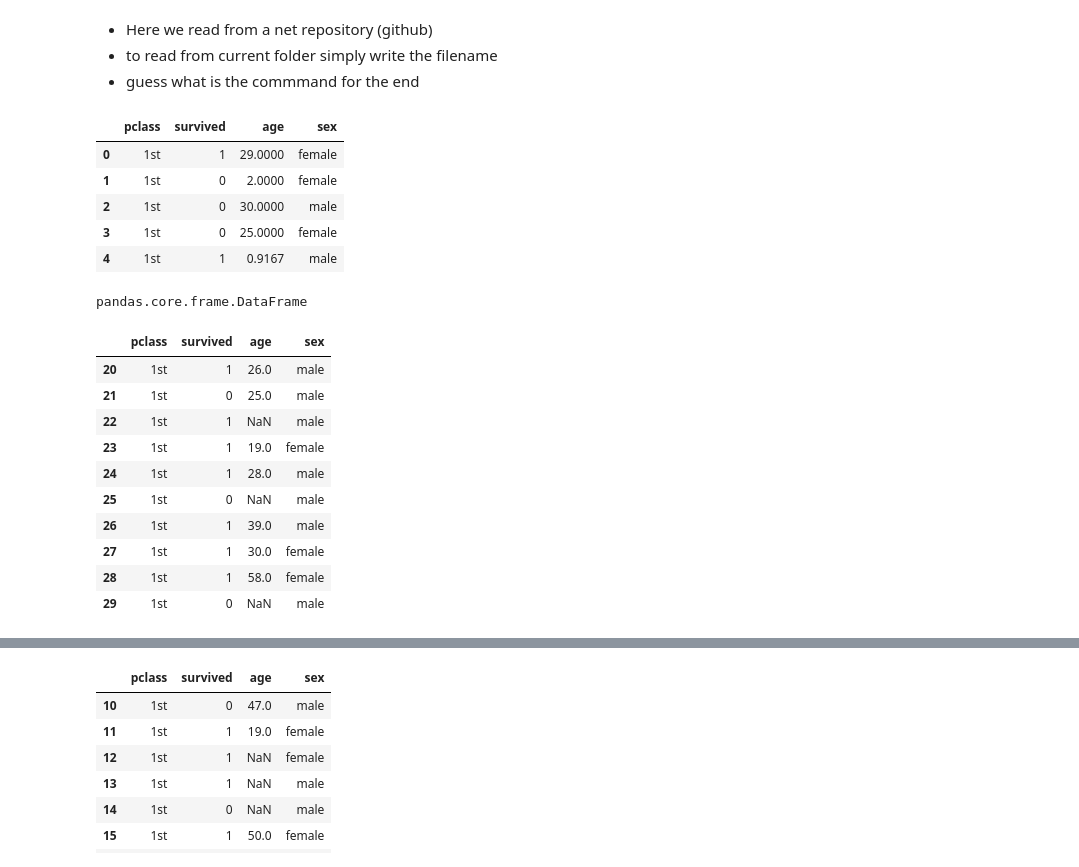
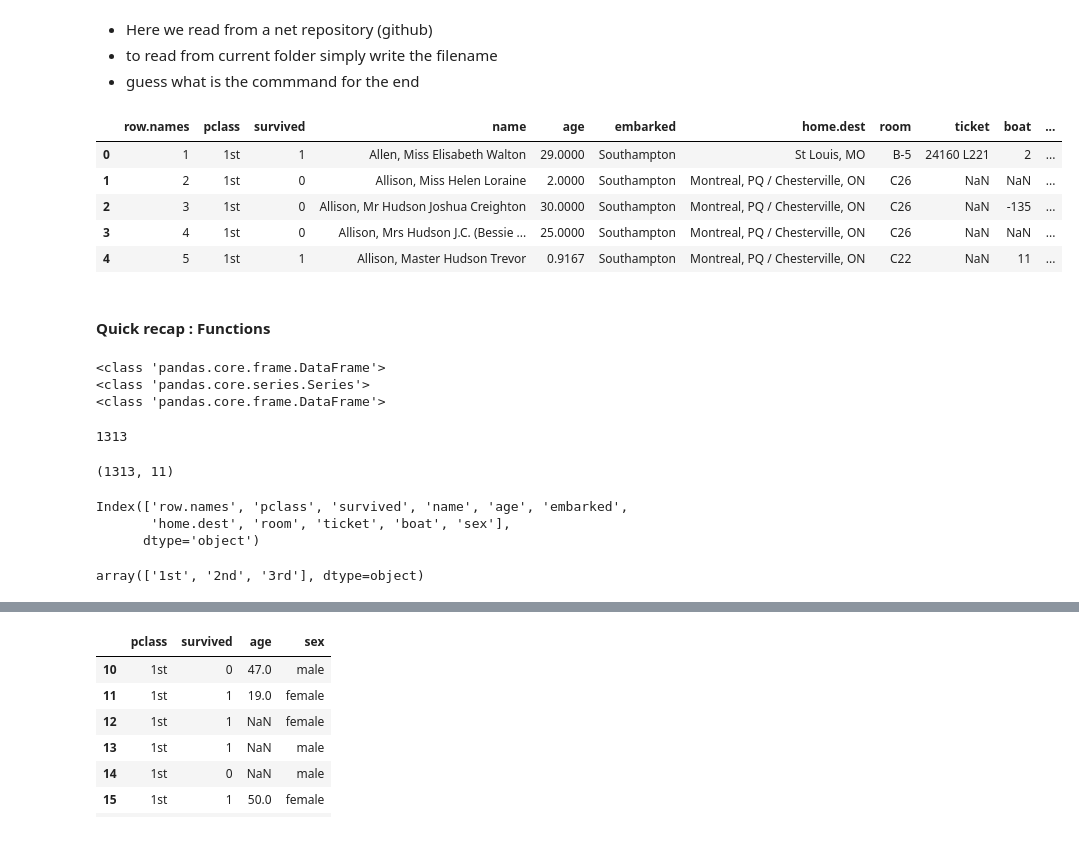
Before and after one commit to Razelbaz1/data-analysis-tutorials, a Jupyter notebook: Code/Ex2/tirgul2_lect.ipynb, the cells around one changed output, grey strips where cells are left out. Saved outputs shown, nothing was run; the diff lists cells and outputs as text; code cells hidden in the pictures.

```diff
--- a/Code/Ex2/tirgul2_lect.ipynb
+++ b/Code/Ex2/tirgul2_lect.ipynb
@@ -69,5 +67,5 @@ print(pd.__version__)
 # %%
 import pandas as pd
 #encoding='latin1'
-url = 'https://github.com/Razelbaz1/exercises-package/blob/master/data/titanic_short.csv' # read from net.
+url = 'https://raw.githubusercontent.com/Razelbaz1/exercises-package/master/data/titanic.csv' # read from net.
 name = 'titanic_short.csv'
@@ -75,27 +73,37 @@
-data = pd.read_csv(path,encoding='latin1')
+data = pd.read_csv(url,encoding='latin1')
 data.head(5) # we can set the number of first rows to be displayed.
 # %% [output]
-|  | pclass | survived | age | sex |
-| 0 | 1st | 1 | 29.0000 | female |
-| 1 | 1st | 0 | 2.0000 | female |
-| 2 | 1st | 0 | 30.0000 | male |
-| 3 | 1st | 0 | 25.0000 | female |
-| 4 | 1st | 1 | 0.9167 | male |
+|  | row.names | pclass | survived | name | age | embarked | home.dest | room | ticket | boat | ... |
+| 0 | 1 | 1st | 1 | Allen, Miss Elisabeth Walton | 29.0000 | Southampton | St Louis, MO | B-5 | 24160 L221 | 2 | ... |
+| 1 | 2 | 1st | 0 | Allison, Miss Helen Loraine | 2.0000 | Southampton | Montreal, PQ / Chesterville, ON | C26 | NaN | NaN | ... |
+| 2 | 3 | 1st | 0 | Allison, Mr Hudson Joshua Creighton | 30.0000 | Southampton | Montreal, PQ / Chesterville, ON | C26 | NaN | -135 | ... |
+| 3 | 4 | 1st | 0 | Allison, Mrs Hudson J.C. (Bessie ... | 25.0000 | Southampton | Montreal, PQ / Chesterville, ON | C26 | NaN | NaN | ... |
+| 4 | 5 | 1st | 1 | Allison, Master Hudson Trevor | 0.9167 | Southampton | Montreal, PQ / Chesterville, ON | C22 | NaN | 11 | ... |
+# %% [markdown]
+#### Quick recap : Functions
 # %%
-type(data)
+print(type(data))
+print(type(data['name']))
+print(type(data[['name']]))
 # %% [output]
-pandas.core.frame.DataFrame
+<class 'pandas.core.frame.DataFrame'>
+<class 'pandas.core.series.Series'>
+<class 'pandas.core.frame.DataFrame'>
-# %%
-data.tail(10) # set 2 last records
-# %% [output]
-|  | pclass | survived | age | sex |
-| 20 | 1st | 1 | 26.0 | male |
-| 21 | 1st | 0 | 25.0 | male |
-| 22 | 1st | 1 | NaN | male |
-| 23 | 1st | 1 | 19.0 | female |
-| 24 | 1st | 1 | 28.0 | male |
-| 25 | 1st | 0 | NaN | male |
-| 26 | 1st | 1 | 39.0 | male |
-| 27 | 1st | 1 | 30.0 | female |
-| 28 | 1st | 1 | 58.0 | female |
-| 29 | 1st | 0 | NaN | male |
+# %%
+len(data)
+# %% [output]
+1313
+# %%
+data.shape
+# %% [output]
+(1313, 11)
+# %%
+data.columns
+# %% [output]
+Index(['row.names', 'pclass', 'survived', 'name', 'age', 'embarked',
+       'home.dest', 'room', 'ticket', 'boat', 'sex'],
+      dtype='object')
+# %%
+data['pclass'].unique()
+# %% [output]
+array(['1st', '2nd', '3rd'], dtype=object)
```
Also changed, not shown: parts of 54 cells of this notebook.
